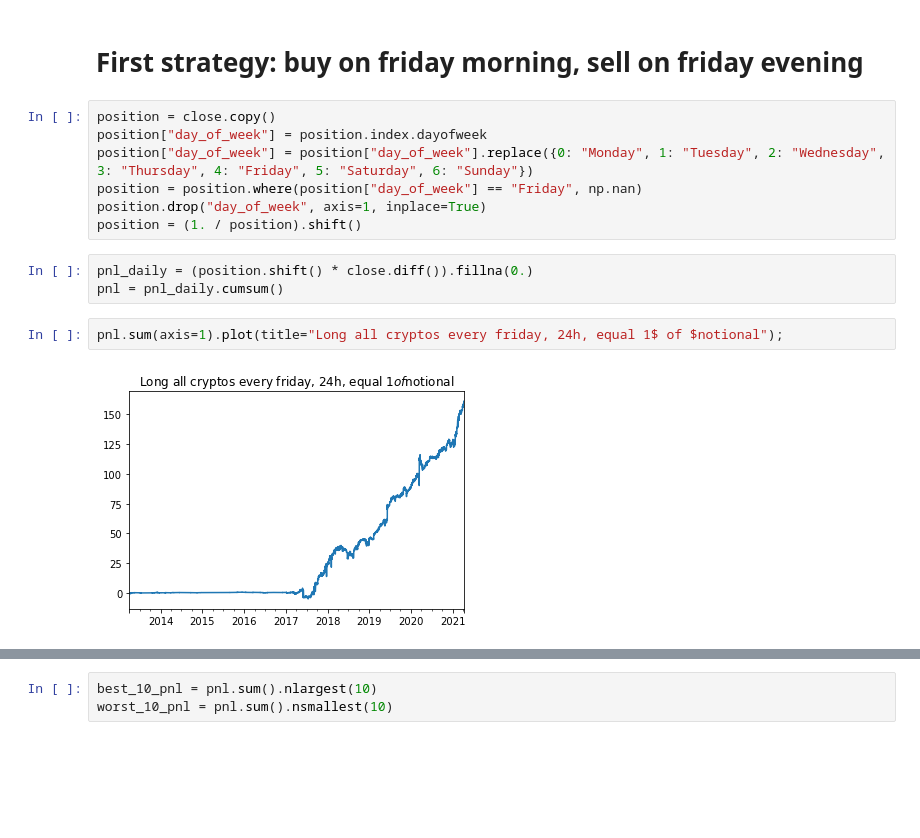
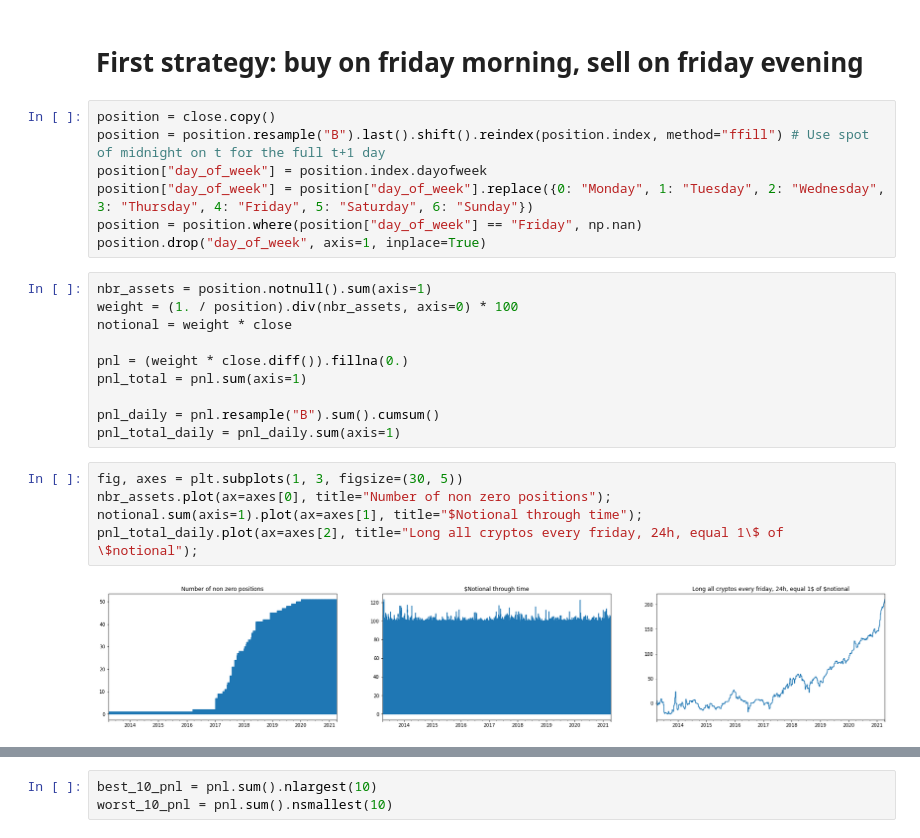
Before and after one commit to FiodorG/Crypto, a Jupyter notebook: notebooks/Momentum backtest.ipynb, the cells around one changed output, grey strips where cells are left out. Cells and saved outputs as stored; diff of their text form; blank space fills up the shorter version.

Commit message:
Add correct weight and rescale to $100 in momentum strategy

```diff
--- a/notebooks/Momentum backtest.ipynb
+++ b/notebooks/Momentum backtest.ipynb
@@ -86,15 +94,25 @@ df_cal[df_cal["datetime"].dt.year > 2018].groupby("day")["return"].mean().plot.b
 # First strategy: buy on friday morning, sell on friday evening
 # %%
 position = close.copy()
+position = position.resample("B").last().shift().reindex(position.index, method="ffill") # Use spot of midnight on t for the full t+1 day
 position["day_of_week"] = position.index.dayofweek
 position["day_of_week"] = position["day_of_week"].replace({0: "Monday", 1: "Tuesday", 2: "Wednesday", 3: "Thursday", 4: "Friday", 5: "Saturday", 6: "Sunday"})
 position = position.where(position["day_of_week"] == "Friday", np.nan)
 position.drop("day_of_week", axis=1, inplace=True)
-position = (1. / position).shift()
-# %%
-pnl_daily = (position.shift() * close.diff()).fillna(0.)
-pnl = pnl_daily.cumsum()
+# %%
+nbr_assets = position.notnull().sum(axis=1)
+weight = (1. / position).div(nbr_assets, axis=0) * 100
+notional = weight * close
+
+pnl = (weight * close.diff()).fillna(0.)
+pnl_total = pnl.sum(axis=1)
+
+pnl_daily = pnl.resample("B").sum().cumsum()
+pnl_total_daily = pnl_daily.sum(axis=1)
 # %%
-pnl.sum(axis=1).plot(title="Long all cryptos every friday, 24h, equal 1$ of $notional");
+fig, axes = plt.subplots(1, 3, figsize=(30, 5))
+nbr_assets.plot(ax=axes[0], title="Number of non zero positions");
+notional.sum(axis=1).plot(ax=axes[1], title="$Notional through time");
+pnl_total_daily.plot(ax=axes[2], title="Long all cryptos every friday, 24h, equal 1\$ of \$notional");
 # %% [output]
-[figure, old version]
+[figure, new version]
```
Also changed, not shown: parts of 4 cells of this notebook, 2 other files.
